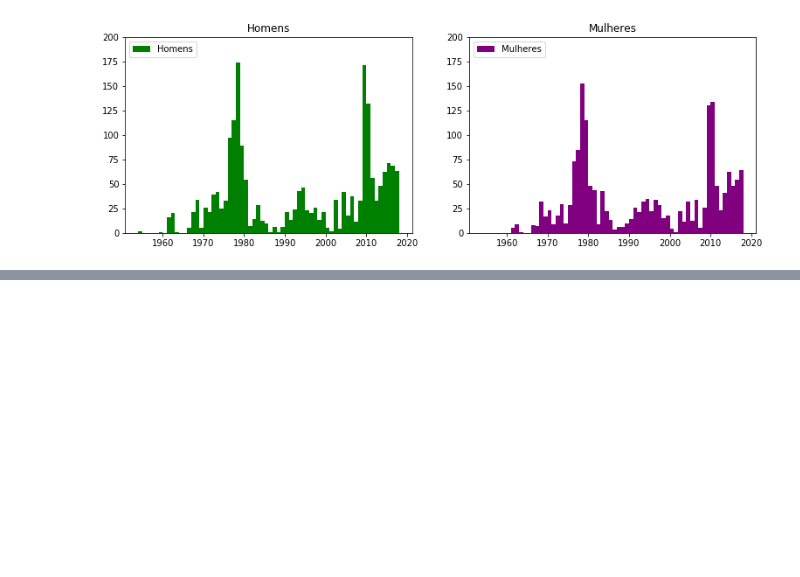
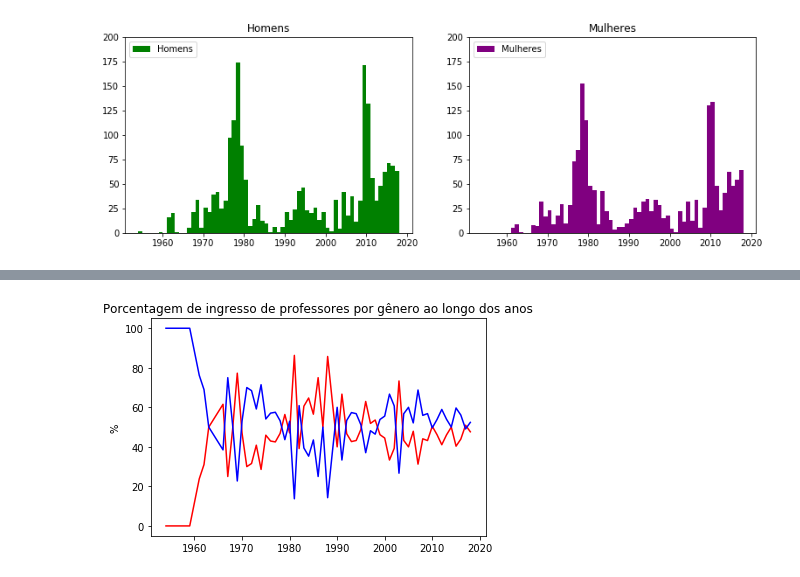
Before and after one commit to kevinwall/Probabilidade_Projeto, a Jupyter notebook: Rascunho.ipynb, the cells around one changed output, grey strips where cells are left out. Drawn from its saved outputs; the diff is of its cells as text; code cells hidden in the pictures; blank space fills up the shorter version.

```diff
--- a/Rascunho.ipynb
+++ b/Rascunho.ipynb
@@ -603,0 +551,3 @@ plt.show()
+# %%
+mulheres = serv_professoras.pivot_table(index='admissao', values='generos',aggfunc='count')
+mulheres.head()
@@ -603,0 +562,4 @@ plt.show()
+# %%
+total = servidores[servidores.categoria != 'Técnico Administrativo']
+total_prof = total.pivot_table(index='admissao', values='generos', aggfunc='count')
+total_prof.head()
@@ -603,0 +574,5 @@ plt.show()
+# %%
+porcentagem_professoras = mulheres/total_prof*100
+porcentagem_professoras = porcentagem_professoras.fillna(0)
+porcentagem_professoras.reset_index(inplace=True)
+porcentagem_professoras.head()
@@ -603,0 +586,8 @@ plt.show()
+# %%
+plt.plot(porcentagem_professoras.admissao,porcentagem_professoras.generos,c='red',label='Mulheres')
+plt.plot(porcentagem_professoras.admissao,100 - porcentagem_professoras.generos,c='blue',label='Homens')
+plt.title("Porcentagem de ingresso de professores por gênero ao longo dos anos")
+plt.ylabel("%")
+plt.show()
+# %% [output]
+[figure, added]
```
Also changed, not shown: parts of 24 cells of this notebook.
